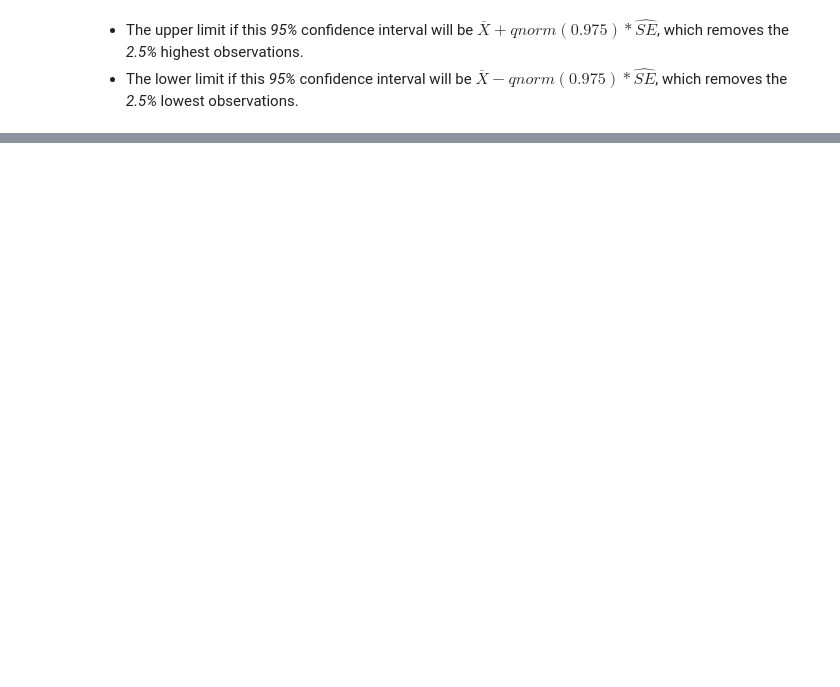
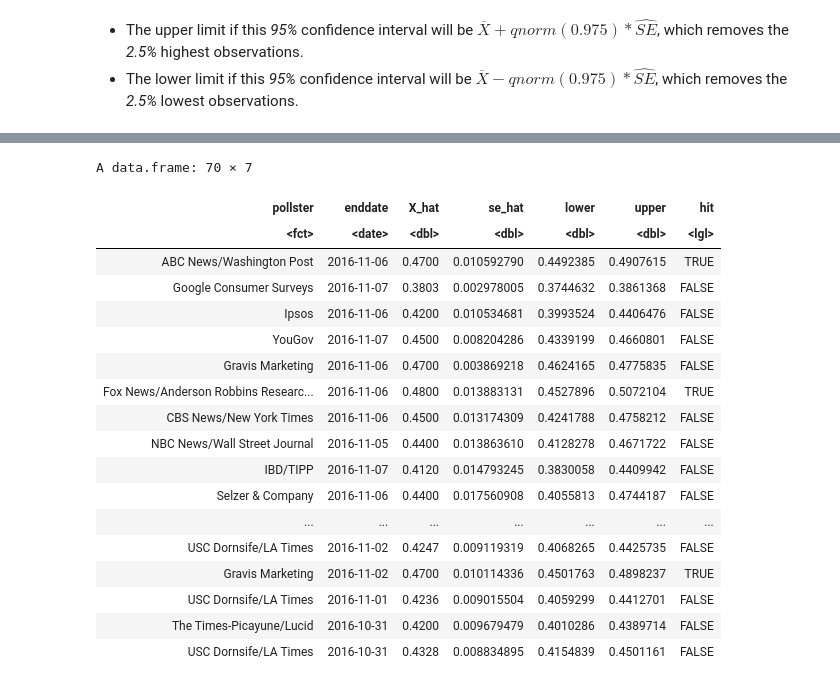
Before and after one commit to benitojpc/data-science-infering-modeling, a Jupyter notebook: Inference-Modeling.ipynb, the cells around one changed output, grey strips where cells are left out. Saved outputs shown, nothing was run; the diff lists cells and outputs as text; code cells hidden in the pictures; blank space fills up the shorter version.

```diff
--- a/Inference-Modeling.ipynb
+++ b/Inference-Modeling.ipynb
@@ -1101,0 +1302,3 @@ A common source of confusion is why *qnorm(0.975)* is used rather than *qnorm(0.
+# %%
+N <- polls$samplesize[1]            # or N <- head( polls, 1 )[,"samplesize"]
+N
@@ -1101,0 +1307,3 @@ A common source of confusion is why *qnorm(0.975)* is used rather than *qnorm(0.
+# %%
+X_hat <- polls$rawpoll_clinton[1]/100
+X_hat
@@ -1101,0 +1312,3 @@ A common source of confusion is why *qnorm(0.975)* is used rather than *qnorm(0.
+# %%
+se_hat <- sqrt( X_hat * (1-X_hat) / N )
+se_hat
@@ -1101,0 +1351,10 @@ A common source of confusion is why *qnorm(0.975)* is used rather than *qnorm(0.
+# %%
+pollster_results <- polls %>% select("pollster", "enddate") %>%
+                        mutate(
+                            X_hat = polls$rawpoll_clinton/100,
+                            se_hat = sqrt( X_hat * (1-X_hat) / polls$samplesize ),
+                            lower = X_hat - qnorm(0.975) * se_hat,
+                            upper = X_hat + qnorm(0.975) * se_hat
+                        )
+
+#View( pollster_results )
@@ -1101,0 +1394,23 @@ A common source of confusion is why *qnorm(0.975)* is used rather than *qnorm(0.
+# %%
+pollster_results <- pollster_results %>% mutate(hit = lower<=0.482 & upper>=0.482)
+pollster_results
+# %% [output]
+A data.frame: 70 × 7
+| pollster | enddate | X_hat | se_hat | lower | upper | hit |
+| <fct> | <date> | <dbl> | <dbl> | <dbl> | <dbl> | <lgl> |
+| ABC News/Washington Post | 2016-11-06 | 0.4700 | 0.010592790 | 0.4492385 | 0.4907615 | TRUE |
+| Google Consumer Surveys | 2016-11-07 | 0.3803 | 0.002978005 | 0.3744632 | 0.3861368 | FALSE |
+| Ipsos | 2016-11-06 | 0.4200 | 0.010534681 | 0.3993524 | 0.4406476 | FALSE |
+| YouGov | 2016-11-07 | 0.4500 | 0.008204286 | 0.4339199 | 0.4660801 | FALSE |
+| Gravis Marketing | 2016-11-06 | 0.4700 | 0.003869218 | 0.4624165 | 0.4775835 | FALSE |
+| Fox News/Anderson Robbins Researc... | 2016-11-06 | 0.4800 | 0.013883131 | 0.4527896 | 0.5072104 | TRUE |
+| CBS News/New York Times | 2016-11-06 | 0.4500 | 0.013174309 | 0.4241788 | 0.4758212 | FALSE |
+| NBC News/Wall Street Journal | 2016-11-05 | 0.4400 | 0.013863610 | 0.4128278 | 0.4671722 | FALSE |
+| IBD/TIPP | 2016-11-07 | 0.4120 | 0.014793245 | 0.3830058 | 0.4409942 | FALSE |
+| Selzer & Company | 2016-11-06 | 0.4400 | 0.017560908 | 0.4055813 | 0.4744187 | FALSE |
+| ... | ... | ... | ... | ... | ... | ... |
+| USC Dornsife/LA Times | 2016-11-02 | 0.4247 | 0.009119319 | 0.4068265 | 0.4425735 | FALSE |
+| Gravis Marketing | 2016-11-02 | 0.4700 | 0.010114336 | 0.4501763 | 0.4898237 | TRUE |
+| USC Dornsife/LA Times | 2016-11-01 | 0.4236 | 0.009015504 | 0.4059299 | 0.4412701 | FALSE |
+| The Times-Picayune/Lucid | 2016-10-31 | 0.4200 | 0.009679479 | 0.4010286 | 0.4389714 | FALSE |
+| USC Dornsife/LA Times | 2016-10-31 | 0.4328 | 0.008834895 | 0.4154839 | 0.4501161 | FALSE |
```
Also changed, not shown: parts of 54 cells of this notebook, 2 other files.
